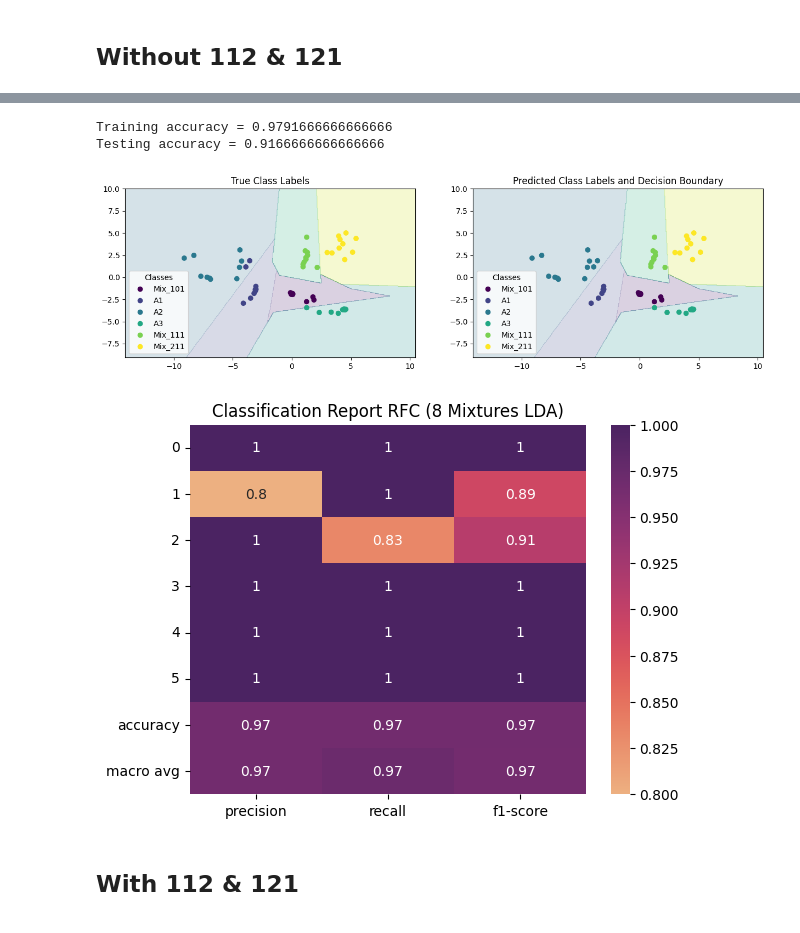
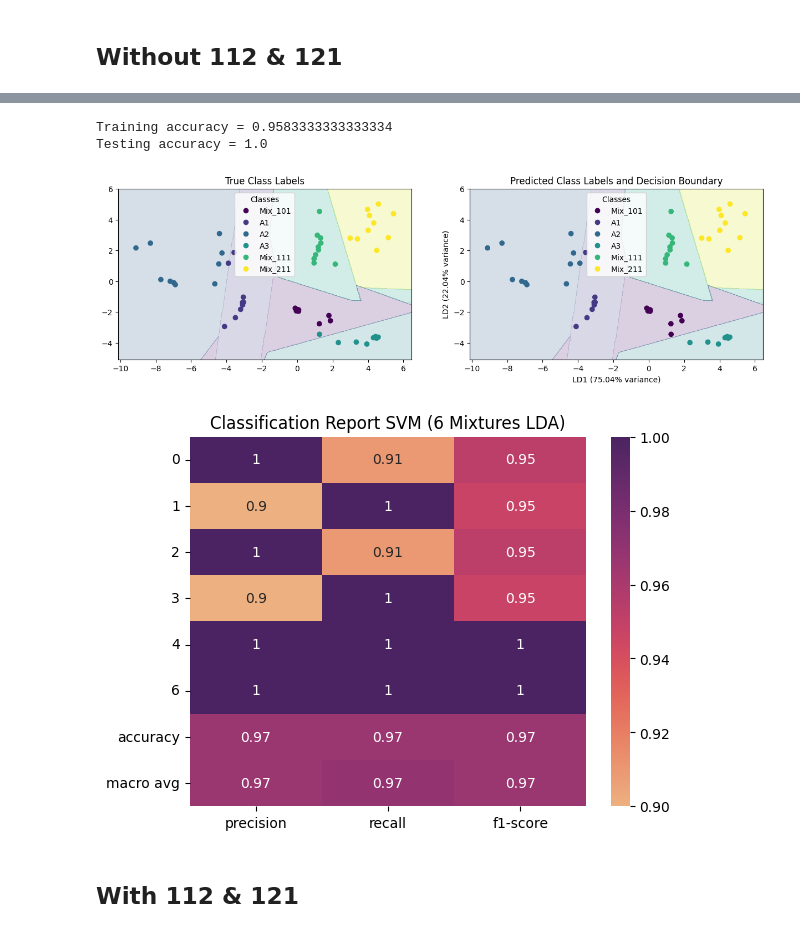
Before and after one commit to SohamD34/BTP, a Jupyter notebook: scripts/Mixture + Analytes/8 Mixtures/LDA_SVM.ipynb, the cells around one changed output, grey strips where cells are left out. Saved outputs shown, nothing was run; the diff lists cells and outputs as text; code cells hidden in the pictures.

```diff
--- a/scripts/Mixture + Analytes/8 Mixtures/LDA_SVM.ipynb
+++ b/scripts/Mixture + Analytes/8 Mixtures/LDA_SVM.ipynb
@@ -27,0 +19,13 @@ lda_data.head()
+# %%
+all_data = pd.read_excel('data/mixture/8 solutions/total_new_data(8 mixtures).xlsx')
+
+true_labels = all_data['Label']
+labels = true_labels.map({'Mix_101': 0, 'A1': 1, 'A2': 2, 'A3': 3, 'Mix_111':4, 'Mix_121':5, 'Mix_211':6, 'Mix_112':7})
+
+all_data = all_data.drop(['Dilution','Label'], axis=1)
+
+lda = LDA(n_components=2)
+lda.fit(all_data, labels)
+
+lda_data = pd.read_excel('data/mixture/8 solutions/LDA_without_112_121.xlsx')
+lda_data.head()
@@ -28,6 +39,6 @@ lda_data.head()
 # %%
 X = lda_data[['LD1','LD2']]
-Y = lda_data['Labels'].map({'Mix_101':0, 'A1':1, 'A2':2, 'A3':3, 'Mix_111':4, 'Mix_211':5})
+Y = lda_data['Labels'].map({'Mix_101': 0, 'A1': 1, 'A2': 2, 'A3': 3, 'Mix_111':4, 'Mix_121':5, 'Mix_211':6, 'Mix_112':7})
 
 X_train, X_test, Y_train, Y_test = train_test_split(X, Y, test_size=0.2)
 
@@ -45,13 +56,13 @@ print(f'Training accuracy = {accuracy_score(train_pred, Y_train)}')
 test_pred = svm.predict(X_test)
 print(f'Testing accuracy = {accuracy_score(test_pred, Y_test)}')
 # %% [output]
-Training accuracy = 0.9791666666666666
-Testing accuracy = 0.9166666666666666
+Training accuracy = 0.9583333333333334
+Testing accuracy = 1.0
 # %%
-label_mapping = {0: 'Mix_101', 1: 'A1', 2: 'A2', 3: 'A3', 4: 'Mix_111', 5:'Mix_211'}
-plot_lda_decision_boundary(lda_data, svm, label_mapping)
+inverse_label_mapping = {0: 'Mix_101', 1: 'A1', 2: 'A2', 3: 'A3', 4: 'Mix_111', 5:'Mix_121', 6:'Mix_211', 7:'Mix_112'}
+plot_lda_decision_boundary(lda, lda_data, svm, inverse_label_mapping)
 # %% [output]
-[figure, old version]
+[figure, new version]
 # %%
 ''' Confusion matrix '''
 
@@ -61,10 +72,10 @@ report = classification_report(predictions, Y, output_dict=True)
 report = pd.DataFrame(report).transpose()
 
 sns.heatmap(report.iloc[:-1, :-1], annot=True, cmap='flare')
-plt.title('Classification Report RFC (8 Mixtures LDA)')
+plt.title('Classification Report SVM (6 Mixtures LDA)')
 plt.show()
 # %% [output]
-[figure, old version]
+[figure, new version]
 # %% [markdown]
 ## With 112 & 121
 # %%
```
Also changed, not shown: parts of 7 cells of this notebook, 26 other files.
